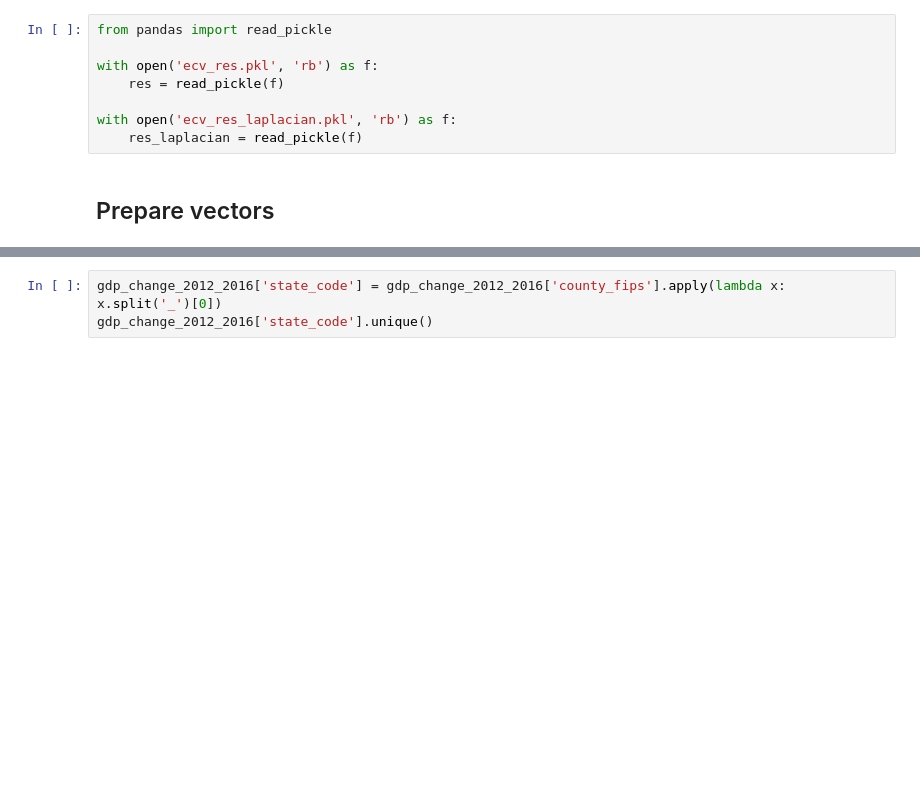
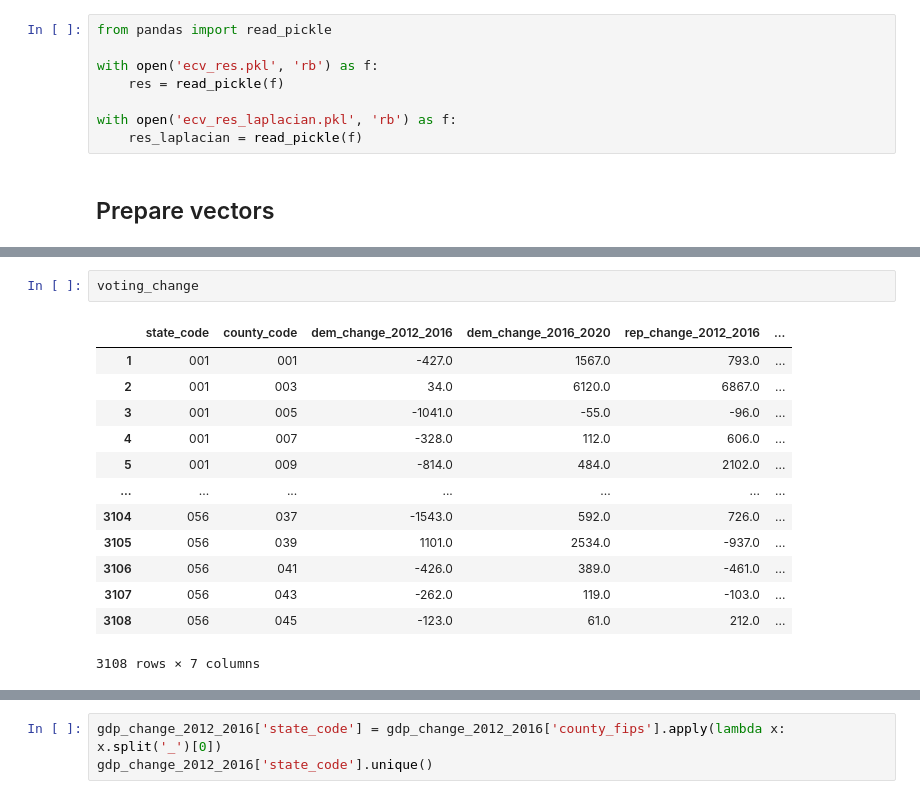
Before and after one commit to lorenzo-costa/testing-network-independence, a Jupyter notebook: data_analysis/data_analysis_migration.ipynb, the cells around one changed output, grey strips where cells are left out. Drawn from its saved outputs; the diff is of its cells as text; blank space fills up the shorter version.

```diff
--- a/data_analysis/data_analysis_migration.ipynb
+++ b/data_analysis/data_analysis_migration.ipynb
@@ -206,3 +208,19 @@ assert used_codes == set(codetoidx.keys()), "Not all county codes are used in vo
+# %%
+voting_change
+# %% [output]
+|  | state_code | county_code | dem_change_2012_2016 | dem_change_2016_2020 | rep_change_2012_2016 | ... |
+| 1 | 001 | 001 | -427.0 | 1567.0 | 793.0 | ... |
+| 2 | 001 | 003 | 34.0 | 6120.0 | 6867.0 | ... |
+| 3 | 001 | 005 | -1041.0 | -55.0 | -96.0 | ... |
+| 4 | 001 | 007 | -328.0 | 112.0 | 606.0 | ... |
+| 5 | 001 | 009 | -814.0 | 484.0 | 2102.0 | ... |
+| ... | ... | ... | ... | ... | ... | ... |
+| 3104 | 056 | 037 | -1543.0 | 592.0 | 726.0 | ... |
+| 3105 | 056 | 039 | 1101.0 | 2534.0 | -937.0 | ... |
+| 3106 | 056 | 041 | -426.0 | 389.0 | -461.0 | ... |
+| 3107 | 056 | 043 | -262.0 | 119.0 | -103.0 | ... |
+| 3108 | 056 | 045 | -123.0 | 61.0 | 212.0 | ... |
+3108 rows × 7 columns
 # %%
 gdp_change_vector = np.ones(adj_matrix.shape[0]) * np.inf
 
```
Also changed, not shown: parts of 3 cells of this notebook.
